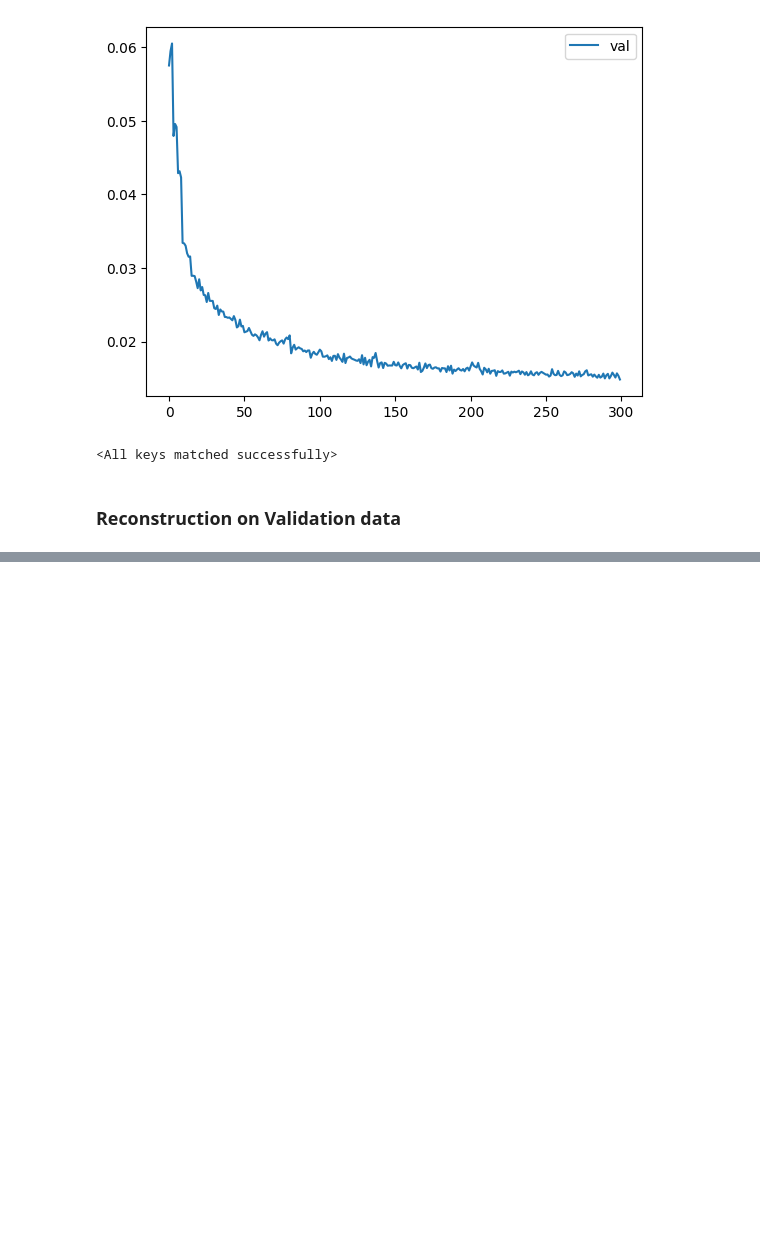
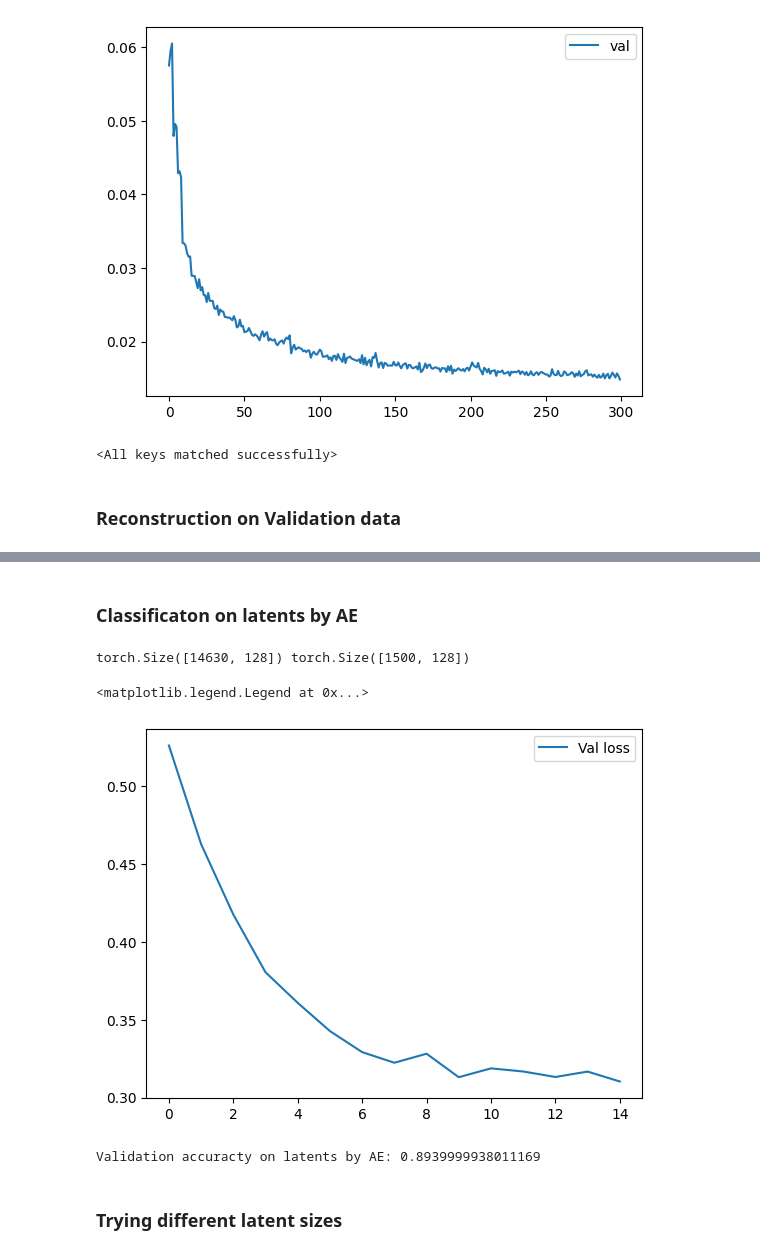
Before and after one commit to karm-patel/VAE, a Jupyter notebook: VAE_Assignment.ipynb, the cells around one changed output, grey strips where cells are left out. Cells and saved outputs as stored; diff of their text form; code cells hidden in the pictures; blank space fills up the shorter version.

```diff
--- a/VAE_Assignment.ipynb
+++ b/VAE_Assignment.ipynb
@@ -430,0 +462,2 @@ torch.Size([100, 3, 128, 128])
+# %% [markdown]
+### Classificaton on latents by AE
@@ -430,0 +489,58 @@ torch.Size([100, 3, 128, 128])
+# %%
+train_ae_latents, train_ae_labels = get_latents(ae, train_loader)
+val_ae_latents, val_ae_labels = get_latents(ae, val_loader)
+print(train_ae_latents.shape, val_ae_latents.shape)
+# %% [output]
+torch.Size([14630, 128]) torch.Size([1500, 128])
+# %%
+import torch
+from torch.utils.data import TensorDataset, DataLoader
+
+dataset = TensorDataset(train_ae_latents, train_ae_labels)
+batch_size = 256
+dataloader = DataLoader(dataset, batch_size=batch_size, shuffle=True)
+# %%
+n_epochs = 15
+tqdm_obj = tqdm(range(n_epochs))
+train_losses = []
+val_losses = []
+
+cl = Classifier(ip_dim=feature_size).to(device)
+optim = torch.optim.Adam(cl.parameters(), lr=0.001)
+loss_fn = nn.CrossEntropyLoss()
+
+for epoch in tqdm_obj:
+    for x,y in dataloader:
+        x,y = x.to(device), y.to(device)
+        # train
+        cl.train()
+        optim.zero_grad()
+        logits = cl(x)
+        loss = loss_fn(logits, y.type(torch.LongTensor).to(device))
+        loss.backward()
+        optim.step()
+        train_losses.append(loss)
+
+    # val
+    cl.eval()
+    with torch.no_grad():
+        val_logits = cl(val_ae_latents)
+        val_loss = loss_fn(val_logits, val_ae_labels.type(torch.LongTensor).to(device))
+        val_losses.append(val_loss)
+
+    tqdm_obj.set_description_str(f"Epoch: {epoch} Train loss: {loss} Val loss: {val_loss}")
+# %%
+to_cpu = lambda arr: [each.detach().to(cpu_device) for each in arr]
+plt.plot(to_cpu(val_losses), label="Val loss");
+plt.legend()
+# %% [output]
+<matplotlib.legend.Legend at 0x...>
+[figure, added]
+# %%
+val_y_pred = torch.argmax(val_logits, dim=-1)
+val_acc = torchmetrics.Accuracy(task="multiclass", num_classes=3)(val_y_pred.to(cpu_device), val_ae_labels)
+print(f"Validation accuracty on latents by AE: {val_acc}")
+# %% [output]
+Validation accuracty on latents by AE: 0.8939999938011169
+# %% [markdown]
+### Trying different latent sizes
```
Also changed, not shown: parts of 12 cells of this notebook, 1 other file.
